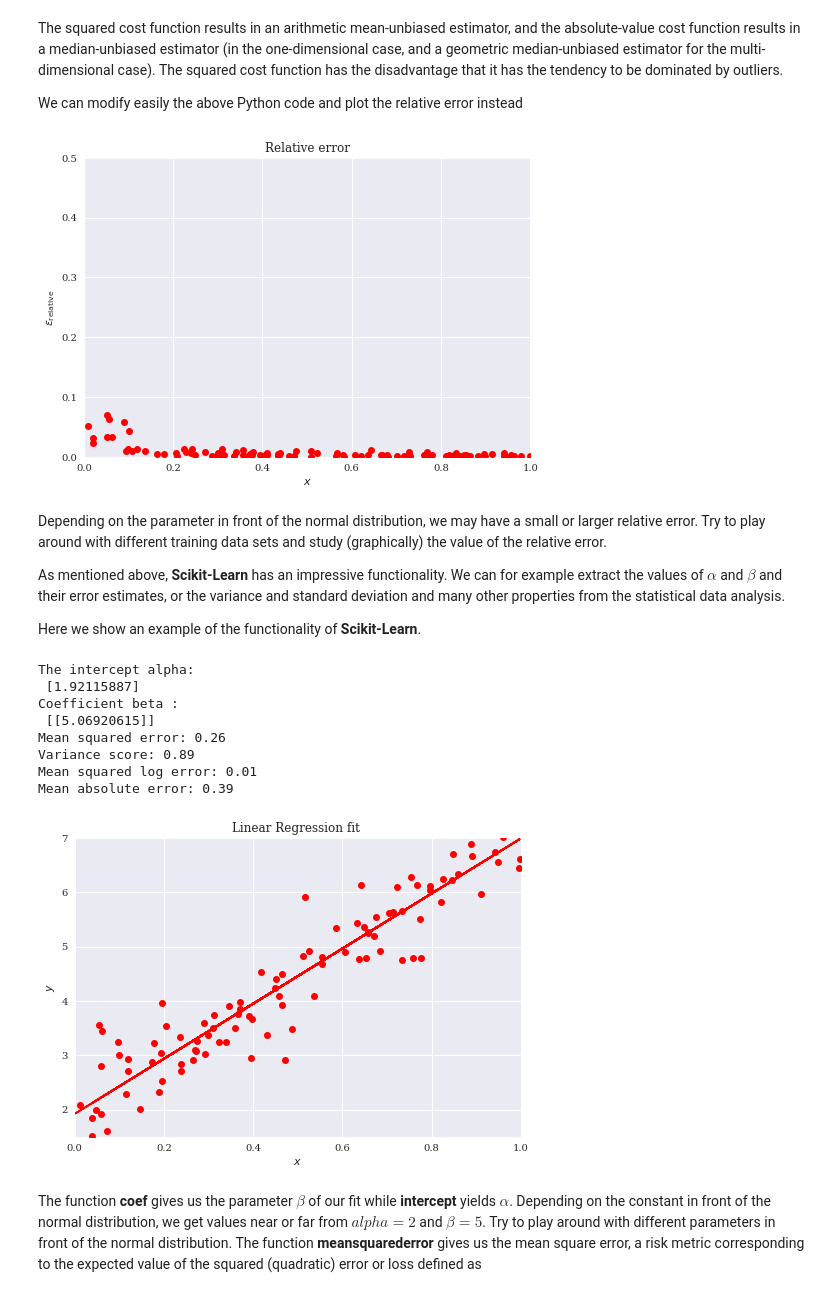
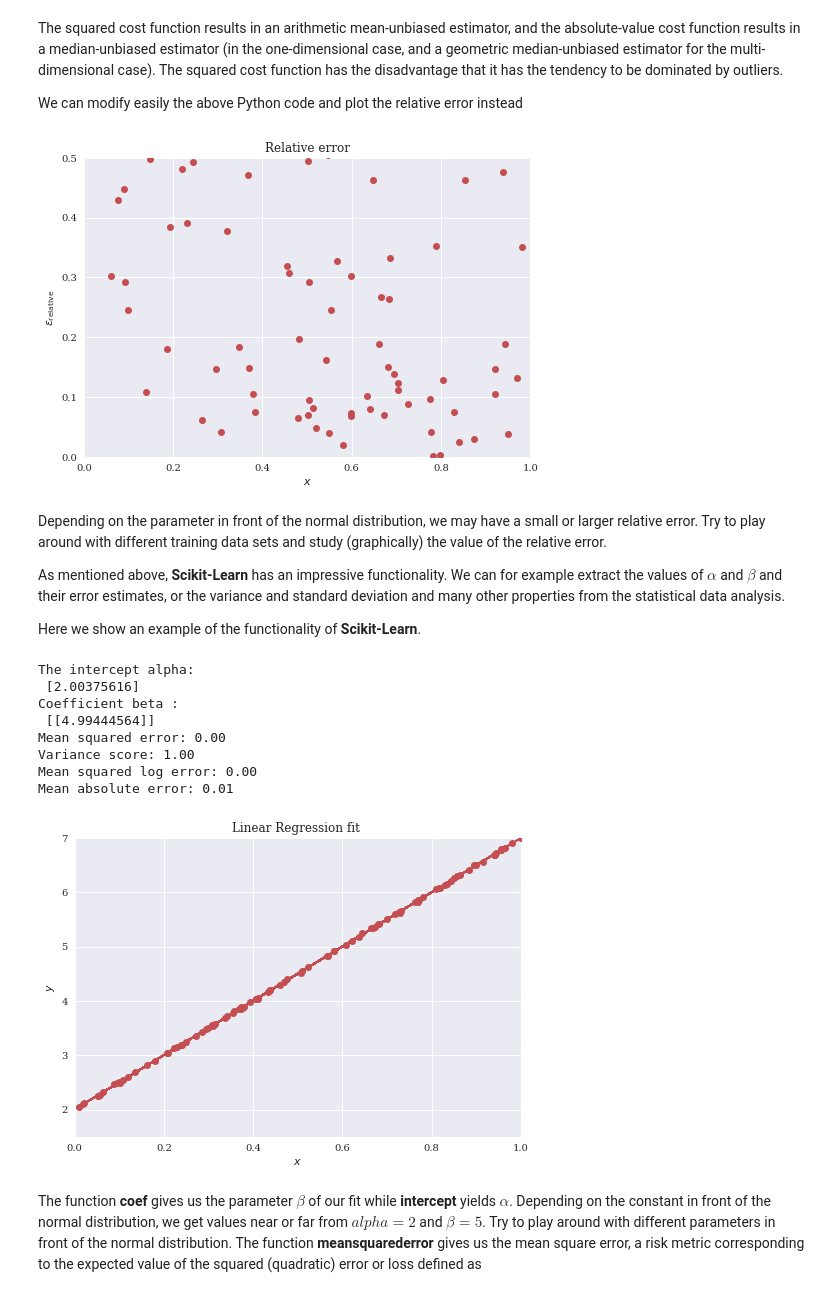
Before and after one commit to mhjensen/MachineLearningMSU-FRIB2020, a Jupyter notebook: doc/pub/How2ReadData/ipynb/How2ReadData.ipynb, the cells around one changed output. Saved outputs shown, nothing was run; the diff lists cells and outputs as text; code cells hidden in the pictures.

```diff
--- a/doc/pub/How2ReadData/ipynb/How2ReadData.ipynb
+++ b/doc/pub/How2ReadData/ipynb/How2ReadData.ipynb
@@ -1001,22 +1020,22 @@ We can modify easily the above Python code and plot the relative error instead
 # %%
 import numpy as np
 import matplotlib.pyplot as plt
 from sklearn.linear_model import LinearRegression
 
 x = np.random.rand(100,1)
-y = 5*x+0.01*np.random.randn(100,1)
+y = 5*x+np.random.randn(100,1)
 linreg = LinearRegression()
 linreg.fit(x,y)
 ypredict = linreg.predict(x)
 
 plt.plot(x, np.abs(ypredict-y)/abs(y), "ro")
 plt.axis([0,1.0,0.0, 0.5])
 plt.xlabel(r'$x$')
 plt.ylabel(r'$\epsilon_{\mathrm{relative}}$')
 plt.title(r'Relative error')
 plt.show()
 # %% [output]
-[figure, old version]
+[figure, new version]
 # %% [markdown]
 Depending on the parameter in front of the normal distribution, we may
 have a small or larger relative error. Try to play around with
@@ -1037,7 +1056,7 @@ from sklearn.linear_model import LinearRegression
 from sklearn.metrics import mean_squared_error, r2_score, mean_squared_log_error, mean_absolute_error
 
 x = np.random.rand(100,1)
-y = 2.0+ 5*x+0.5*np.random.randn(100,1)
+y = 2.0+ 5*x+0.01*np.random.randn(100,1)
 linreg = LinearRegression()
 linreg.fit(x,y)
 ypredict = linreg.predict(x)
@@ -1060,14 +1079,14 @@ plt.title(r'Linear Regression fit ')
 plt.show()
 # %% [output]
 The intercept alpha:
- [1.92115887]
+ [2.00375616]
 Coefficient beta :
- [[5.06920615]]
-Mean squared error: 0.26
-Variance score: 0.89
-Mean squared log error: 0.01
-Mean absolute error: 0.39
+ [[4.99444564]]
+Mean squared error: 0.00
+Variance score: 1.00
+Mean squared log error: 0.00
+Mean absolute error: 0.01
-[figure, old version]
+[figure, new version]
 # %% [markdown]
 The function **coef** gives us the parameter $\beta$ of our fit while **intercept** yields
 $\alpha$. Depending on the constant in front of the normal distribution, we get values near or far from $alpha =2$ and $\beta =5$. Try to play around with different parameters in front of the normal distribution. The function **meansquarederror** gives us the mean square error, a risk metric corresponding to the expected value of the squared (quadratic) error or loss defined as
```
Also changed, not shown: parts of 13 cells of this notebook, 4 other files.
